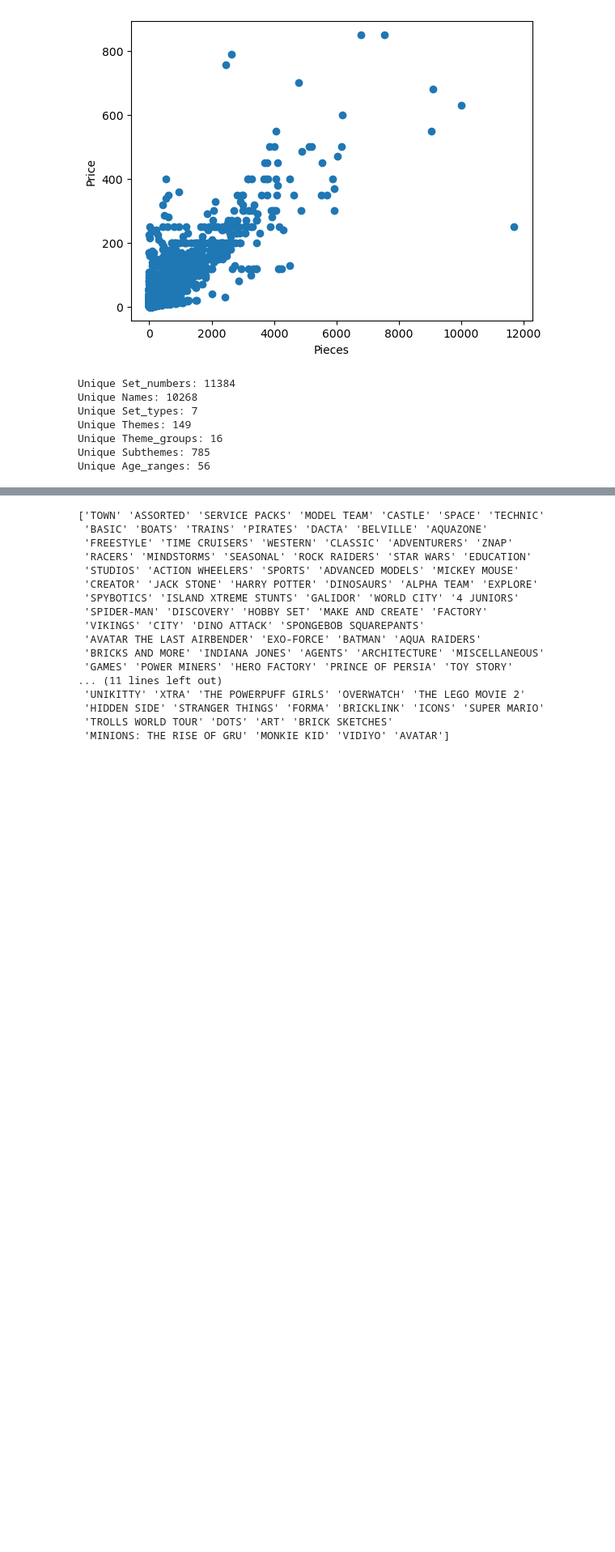
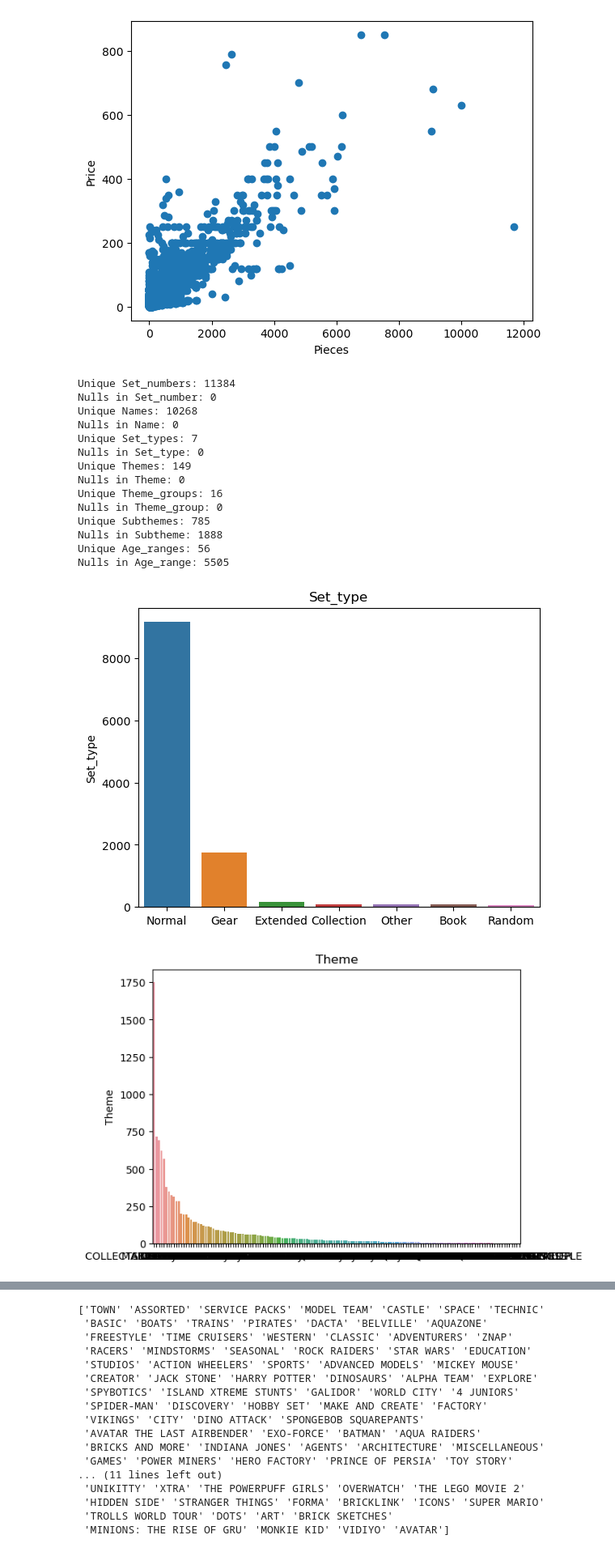
Before and after one commit to Conor020591/LegoSetEDA, a Jupyter notebook: LegoEDA.ipynb, the cells around one changed output, grey strips where cells are left out. Shown at 81% size. Drawn from its saved outputs; the diff is of its cells as text; code cells hidden in the pictures; blank space fills up the shorter version.

Commit message:
Continued exploration of the categorical data.

```diff
--- a/LegoEDA.ipynb
+++ b/LegoEDA.ipynb
@@ -154,14 +156,40 @@ plt.show()
 #This entry might be worth keepeing an eye on, the ID is 31203-1
 
 #Next the categorical data.
-#Lets look at the amount of unique values in each feature
+#Lets look at the amount of unique values in each feature as well as the number of nulls
 for i in lego_cat.columns:
     print("Unique "+ str(i)+ "s: "+ str(len(lego_cat[i].unique())))
+    print("Nulls in "+ str(i)+ ": "+ str(lego_cat[i].isna().sum()))
+
+#And also how many nulls there are in each column
 # %% [output]
 Unique Set_numbers: 11384
+Nulls in Set_number: 0
 Unique Names: 10268
+Nulls in Name: 0
 Unique Set_types: 7
+Nulls in Set_type: 0
 Unique Themes: 149
+Nulls in Theme: 0
 Unique Theme_groups: 16
+Nulls in Theme_group: 0
 Unique Subthemes: 785
+Nulls in Subtheme: 1888
 Unique Age_ranges: 56
+Nulls in Age_range: 5505
+# %%
+#a couple things to note from above. We have a lot of unique themes, and a lot of unique subthemes.
+#every set has a theme and theme group
+#only some sets have subthemes
+#56 age ranges, and a lot of nulls in age range.
+
+#we will print the counts of unique values in the =categorical columns, these will be impossible to distinguish, but might
+#point out any inconsistencies. We will be excluding Name and Id number as these are more indexes and unique to each set
+for i in lego_cat.columns:
+    if i not in ["Name","Set_number"]:
+        plt.figure()
+        sns.barplot(x=lego_cat[i].value_counts().index, y = lego_cat[i].value_counts()).set_title(i)
+        plt.show
+# %% [output]
+[figure, added]
+[figure, added]
```
Also changed, not shown: parts of 21 cells of this notebook.
